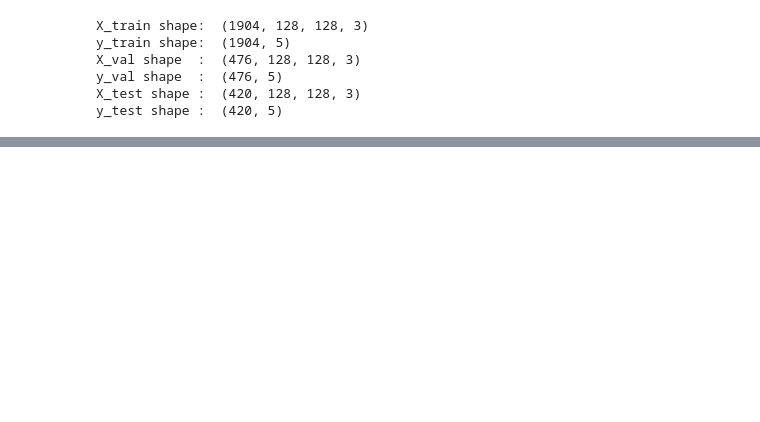
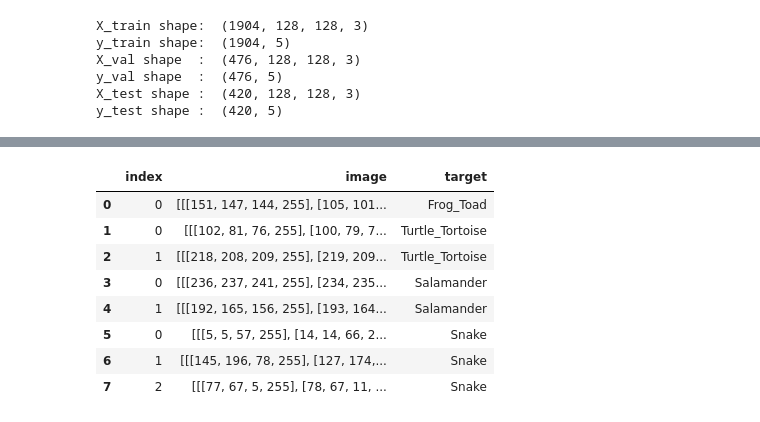
Before and after one commit to erikanfox/bme-reptile-identification, a Jupyter notebook: code/pairs_base_model.ipynb, the cells around one changed output, grey strips where cells are left out. Saved outputs shown, nothing was run; the diff lists cells and outputs as text; code cells hidden in the pictures; blank space fills up the shorter version.

```diff
--- a/code/pairs_base_model.ipynb
+++ b/code/pairs_base_model.ipynb
@@ -287,0 +303,26 @@ plt.show()
+# %%
+def read_atlas_data(remove_types):
+
+    reptiles=pd.DataFrame()
+
+    reptile_file=os.listdir("data/atlas_test")
+    for i in reptile_file:
+        rep_list=[]
+        if (i != ".DS_Store"):
+            for j in os.listdir("data/atlas_test/"+i):
+                if (j != ".DS_Store"):
+                    if len(rep_list)<500:
+                        rep_list.append(Image.open("data/atlas_test/"+i+"/"+j).convert("RGBA"))
+
+            rep_list=convertToArray(rep_list)
+            df=pd.DataFrame({"image":rep_list})
+
+            df["target"]=i
+            reptiles=pd.concat([reptiles,df])
+
+    #remove_types=["Lizard","Toad"]
+    liz_types=["Chameleon","Iguana"]
+    reptiles["target"]=np.where(reptiles["target"].isin(liz_types),"Lizard",reptiles["target"])
+
+    reptiles=reptiles[reptiles["target"].isin(remove_types)==False]
+    return reptiles.reset_index()
@@ -287,0 +333,12 @@ plt.show()
+# %%
+atlas_test
+# %% [output]
+|  | index | image | target |
+| 0 | 0 | [[[151, 147, 144, 255], [105, 101... | Frog_Toad |
+| 1 | 0 | [[[102, 81, 76, 255], [100, 79, 7... | Turtle_Tortoise |
+| 2 | 1 | [[[218, 208, 209, 255], [219, 209... | Turtle_Tortoise |
+| 3 | 0 | [[[236, 237, 241, 255], [234, 235... | Salamander |
+| 4 | 1 | [[[192, 165, 156, 255], [193, 164... | Salamander |
+| 5 | 0 | [[[5, 5, 57, 255], [14, 14, 66, 2... | Snake |
+| 6 | 1 | [[[145, 196, 78, 255], [127, 174,... | Snake |
+| 7 | 2 | [[[77, 67, 5, 255], [78, 67, 11, ... | Snake |
```
Also changed, not shown: parts of 18 cells of this notebook, 6 other files.
